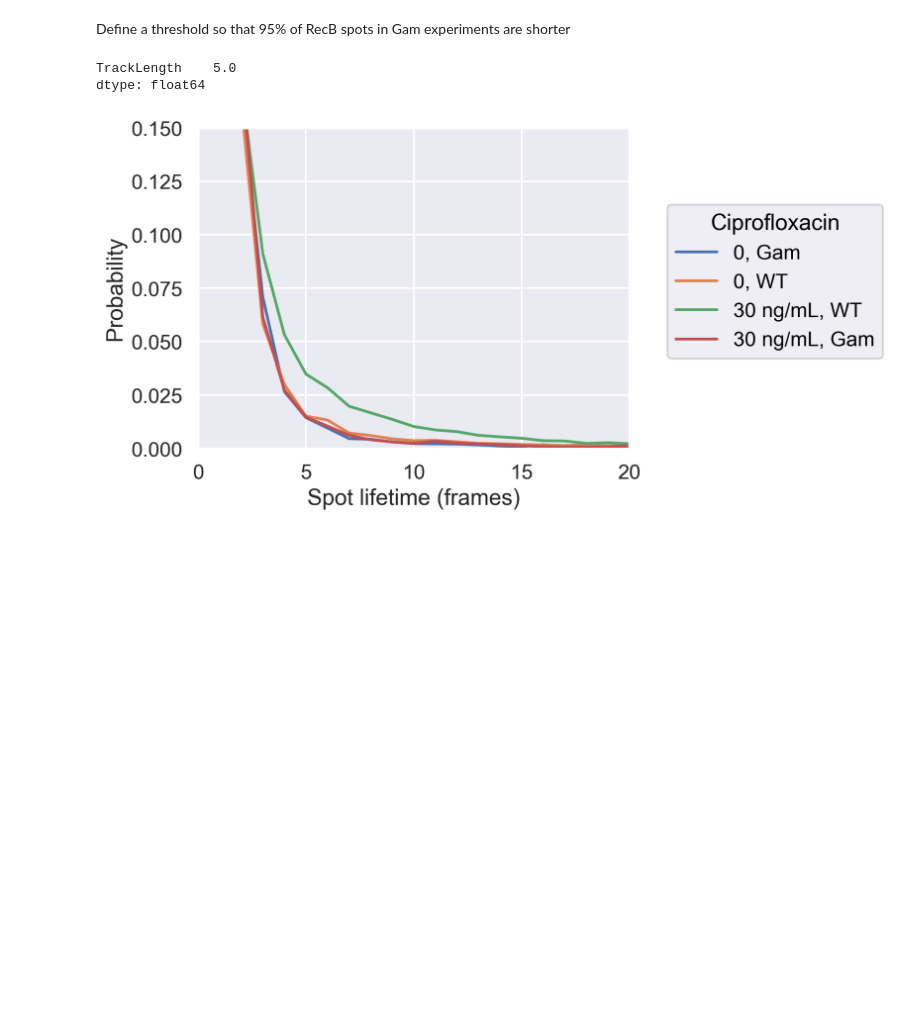
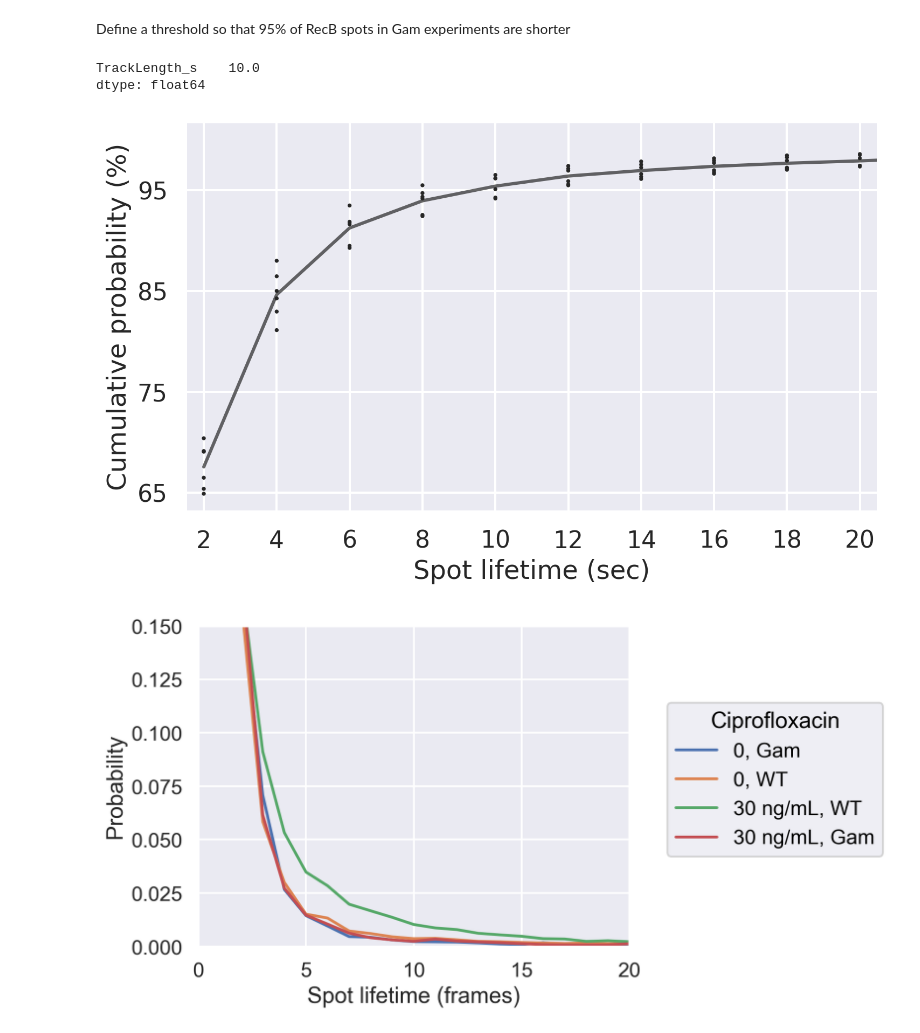
Before and after one commit to DanielThedie/RecB_article, a Jupyter notebook: Notebooks/2_Ciprofloxacin_damage/Gam_control.ipynb, the cells around one changed output. Saved outputs shown, nothing was run; the diff lists cells and outputs as text; code cells hidden in the pictures; blank space fills up the shorter version.

```diff
--- a/Notebooks/2_Ciprofloxacin_damage/Gam_control.ipynb
+++ b/Notebooks/2_Ciprofloxacin_damage/Gam_control.ipynb
@@ -247,21 +259,37 @@ import seaborn.objects as so
 [figure]
 # %% [markdown]
 Define a threshold so that 95% of RecB spots in Gam experiments are shorter
-# %%
-import pandas as pd
-
-display(hist
-        .query('Strain == "Gam"')
-        .sort_values('TrackLength')
-        .assign(Sum_shorter=lambda df: df.groupby('Dataset')['proportion'].cumsum())
-        .query('Sum_shorter > 0.95')
-        .groupby('Dataset')
-        .agg({'TrackLength':'min'})
-        .median()
-        )
-# %% [output]
-TrackLength    5.0
-dtype: float64
+# %%
+import pandas as pd
+import seaborn.objects as so
+from seaborn import plotting_context
+import numpy as np
+
+df = (hist
+      .query('Strain == "Gam"')
+      .sort_values('TrackLength')
+      .assign(Sum_shorter=lambda df: df.groupby('Dataset')['proportion'].cumsum().mul(100),
+              TrackLength_s=lambda df: df.TrackLength*2
+              )
+      )
+
+display(df.query('Sum_shorter > 95').groupby('Dataset').agg({'TrackLength_s':'min'}).median())
+
+(
+    so.Plot(df, x='TrackLength_s', y='Sum_shorter')
+    .layout(size=(8, 5))
+    .add(so.Line(color='k', alpha=0.7), so.Agg())
+    .add(so.Dots(color='k', marker='.', fillalpha=1))
+    .scale(x=so.Continuous().tick(every=2), y=so.Continuous().tick(at=[65, 75, 85, 95]))
+    .limit(x=(1.5, 20.5))
+    .label(x='Spot lifetime (sec)', y='Cumulative probability (%)')
+    .theme(plotting_context("talk"))
+    # .save('/media/daniel/HDD Daniel/DanielThedie/Figures/RecB_article_figures/2_Cipro_RecB/Gam_thresholding.svg', format='svg', bbox_inches='tight')
+)
+# %% [output]
+TrackLength_s    10.0
+dtype: float64
+[figure, added]
 # %%
 import seaborn.objects as so
 from seaborn import plotting_context
```
Also changed, not shown: parts of 4 cells of this notebook, 2 other files.
